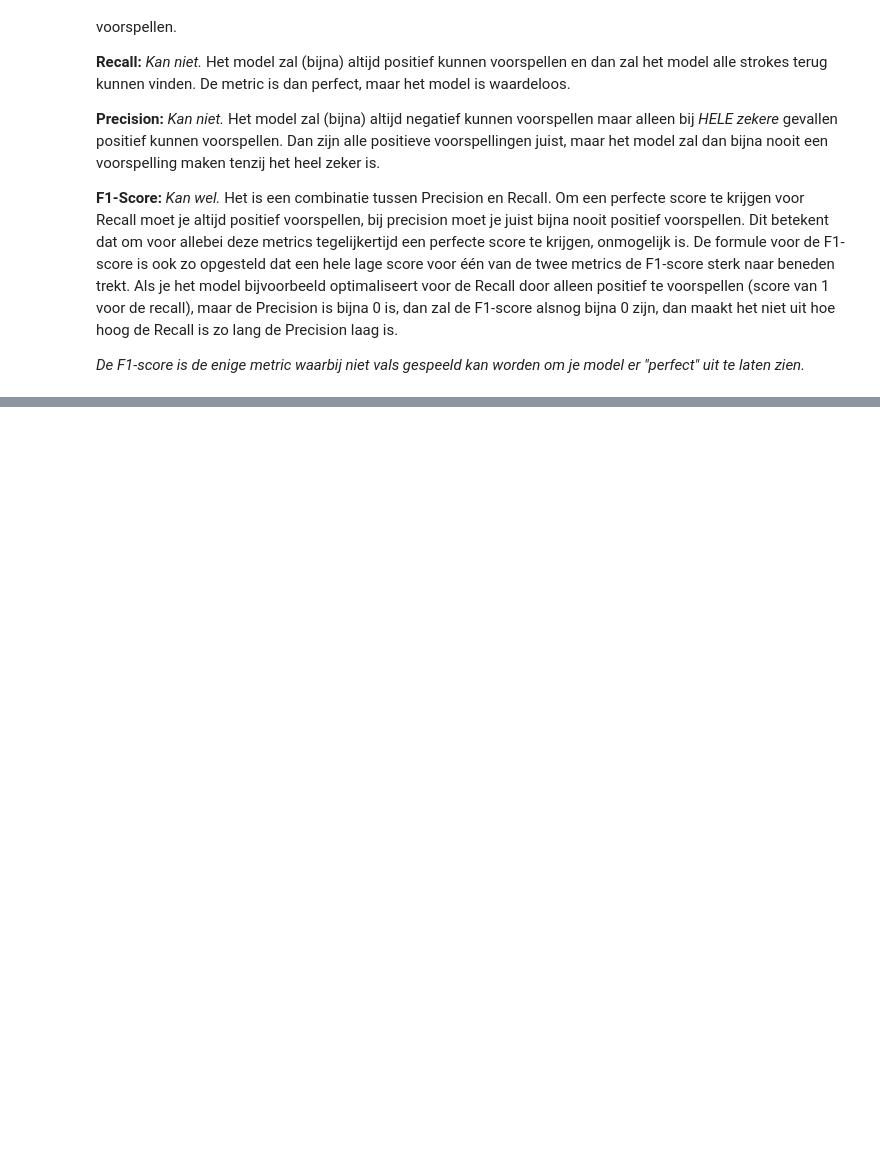
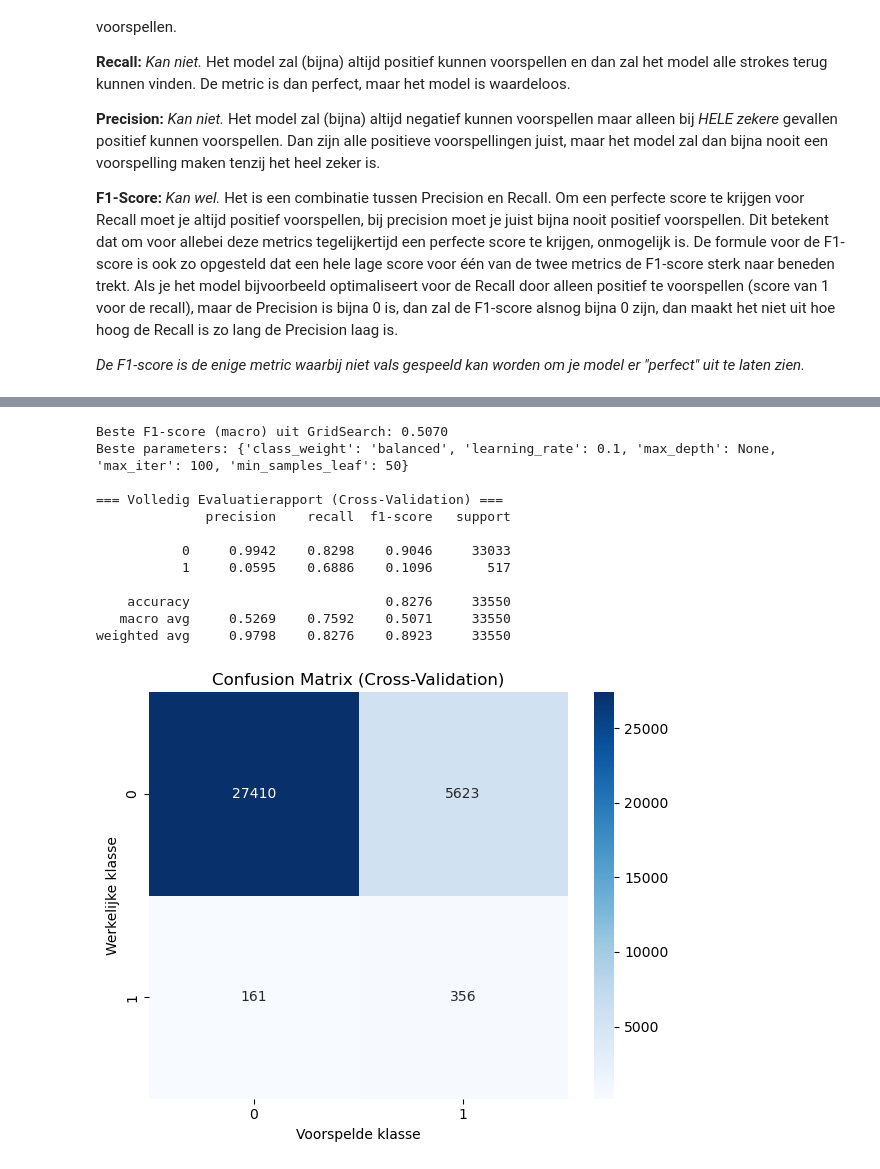
Before and after one commit to ikkekoe08/machine-learning, a Jupyter notebook: portfolio.ipynb, the cells around one changed output, grey strips where cells are left out. Cells and saved outputs as stored; diff of their text form; code cells hidden in the pictures; blank space fills up the shorter version.

```diff
--- a/portfolio.ipynb
+++ b/portfolio.ipynb
@@ -474,0 +730,79 @@ De beste manier om dit uit te leggen, is omdat het mogelijk is om bij elk andere
+# %%
+import matplotlib.pyplot as plt
+import seaborn as sns
+from sklearn.ensemble import HistGradientBoostingClassifier
+from sklearn.metrics import classification_report, confusion_matrix
+from sklearn.model_selection import (
+    GridSearchCV,
+    StratifiedKFold,
+    cross_val_predict,
+)
+
+# 1. Dataset laden (vervang 'train' door jouw geladen DataFrame)
+# train = pd.read_csv("data.csv")
+X_train, y_train = train.drop(columns=["stroke"]), train["stroke"]
+
+# 2. GridSearch instellen met F1-score als evaluatiemetriek voor Gradient Boosting
+gb_model = HistGradientBoostingClassifier(random_state=42)
+param_grid = {
+    "learning_rate": [0.01, 0.05, 0.1],
+    "max_iter": [100, 200],
+    "max_depth": [3, 5, 10, None],
+    "min_samples_leaf": [20, 50],
+    "class_weight": [None, "balanced"],  # Optimaliseert F1-score bij scheve klasse-verdeling
+}
+
+cv = StratifiedKFold(n_splits=5, shuffle=True, random_state=42)
+
+grid_search = GridSearchCV(
+    estimator=gb_model,
+    param_grid=param_grid,
+    cv=cv,
+    scoring="f1_macro"  # Optimaliseert specifiek op F1-score (macro)
+)
+
+grid_search.fit(X_train, y_train)
+
+# 3. Beste F1-score en parameters printen
+print(f"Beste F1-score (macro) uit GridSearch: {grid_search.best_score_:.4f}")
+print(f"Beste parameters: {grid_search.best_params_}\n")
+
+# 4. Out-of-fold voorspellingen genereren op de trainingsset
+best_gb = grid_search.best_estimator_
+y_pred = cross_val_predict(best_gb, X_train, y_train, cv=cv)
+
+# 5. Volledig overzicht van metrieken (Accuracy, Precision, Recall, F1-score)
+print("=== Volledig Evaluatierapport (Cross-Validation) ===")
+print(classification_report(y_train, y_pred, digits=4))
+
+# 6. Confusion matrix berekenen en visualiseren
+cm = confusion_matrix(y_train, y_pred)
+
+plt.figure(figsize=(6, 5))
+sns.heatmap(
+    cm,
+    annot=True,
+    fmt="d",
+    cmap="Blues",
+    xticklabels=[0, 1],
+    yticklabels=[0, 1],
+)
+plt.title("Confusion Matrix (Cross-Validation)")
+plt.xlabel("Voorspelde klasse")
+plt.ylabel("Werkelijke klasse")
+plt.tight_layout()
+plt.show()
+# %% [output]
+Beste F1-score (macro) uit GridSearch: 0.5070
+Beste parameters: {'class_weight': 'balanced', 'learning_rate': 0.1, 'max_depth': None, 'max_iter': 100, 'min_samples_leaf': 50}
+
+=== Volledig Evaluatierapport (Cross-Validation) ===
+              precision    recall  f1-score   support
+
+           0     0.9942    0.8298    0.9046     33033
+           1     0.0595    0.6886    0.1096       517
+
+    accuracy                         0.8276     33550
+   macro avg     0.5269    0.7592    0.5071     33550
+weighted avg     0.9798    0.8276    0.8923     33550
+[figure, added]
```
Also changed, not shown: parts of 20 cells of this notebook.
